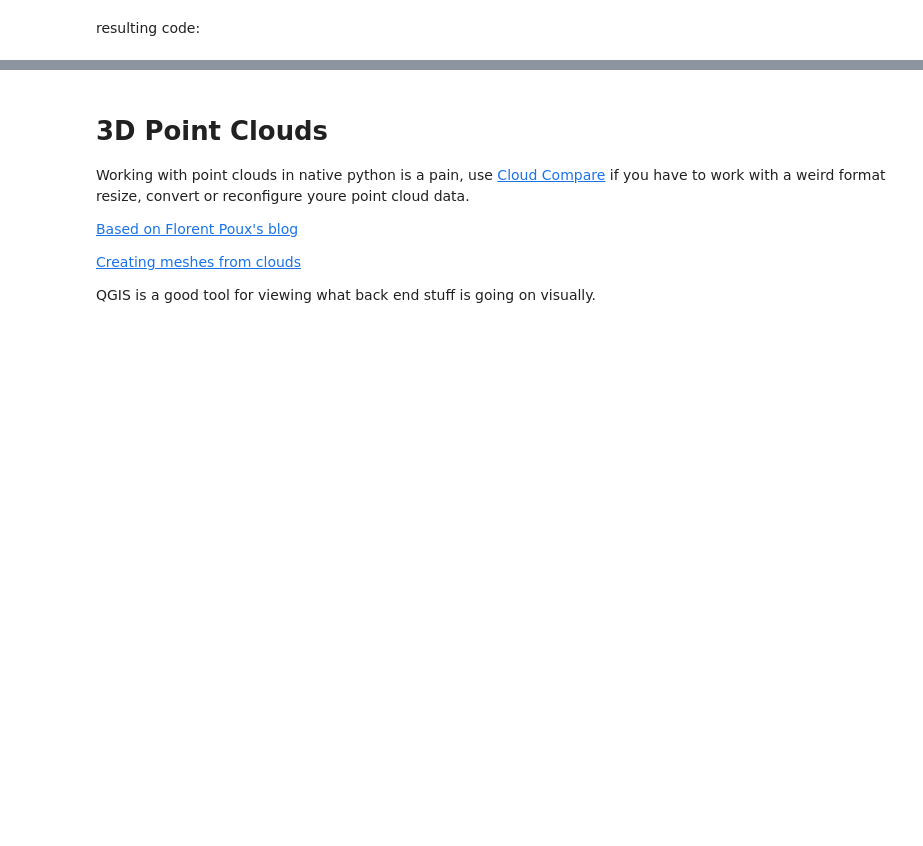
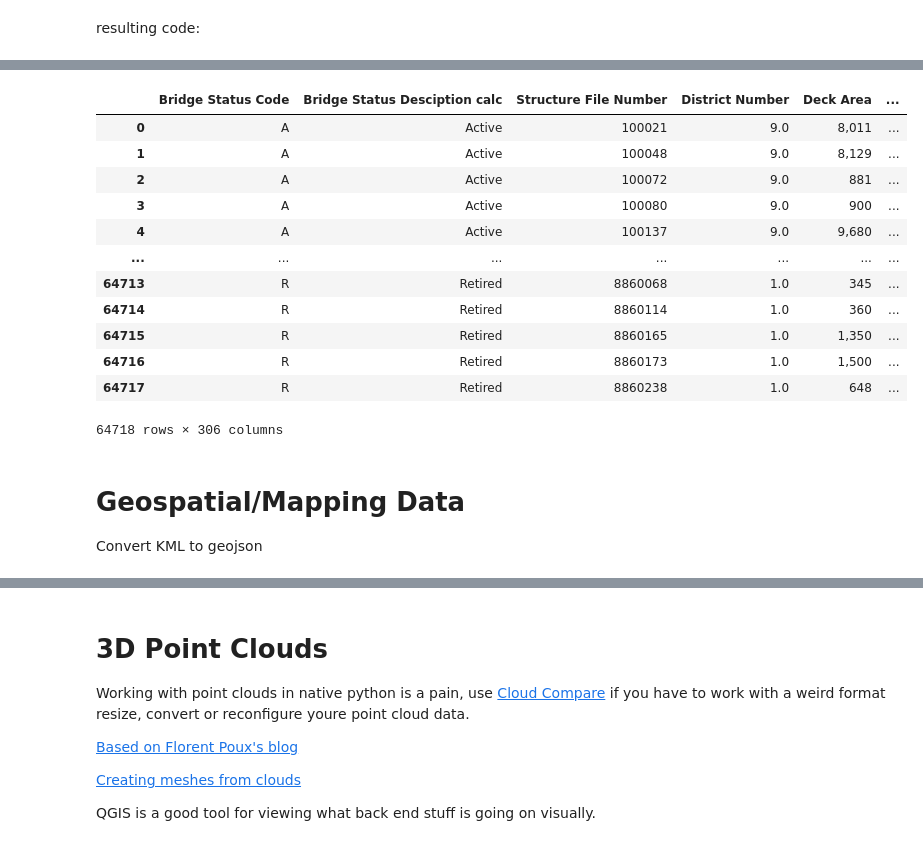
Before and after one commit to drparks71/civilpy, a Jupyter notebook: Training/ProjectWise Drive Demonstration.ipynb, the cells around one changed output, grey strips where cells are left out. Cells and saved outputs as stored; diff of their text form; code cells hidden in the pictures; blank space fills up the shorter version.

```diff
--- a/Training/ProjectWise Drive Demonstration.ipynb
+++ b/Training/ProjectWise Drive Demonstration.ipynb
@@ -567,0 +623,20 @@ print(df)
+# %%
+df
+# %% [output]
+|  | Bridge Status Code | Bridge Status Desciption calc | Structure File Number | District Number | Deck Area | ... |
+| 0 | A | Active | 100021 | 9.0 | 8,011 | ... |
+| 1 | A | Active | 100048 | 9.0 | 8,129 | ... |
+| 2 | A | Active | 100072 | 9.0 | 881 | ... |
+| 3 | A | Active | 100080 | 9.0 | 900 | ... |
+| 4 | A | Active | 100137 | 9.0 | 9,680 | ... |
+| ... | ... | ... | ... | ... | ... | ... |
+| 64713 | R | Retired | 8860068 | 1.0 | 345 | ... |
+| 64714 | R | Retired | 8860114 | 1.0 | 360 | ... |
+| 64715 | R | Retired | 8860165 | 1.0 | 1,350 | ... |
+| 64716 | R | Retired | 8860173 | 1.0 | 1,500 | ... |
+| 64717 | R | Retired | 8860238 | 1.0 | 648 | ... |
+64718 rows × 306 columns
+# %% [markdown]
+# Geospatial/Mapping Data
+
+Convert KML to geojson
```
Also changed, not shown: parts of 20 cells of this notebook, 4 other files.
